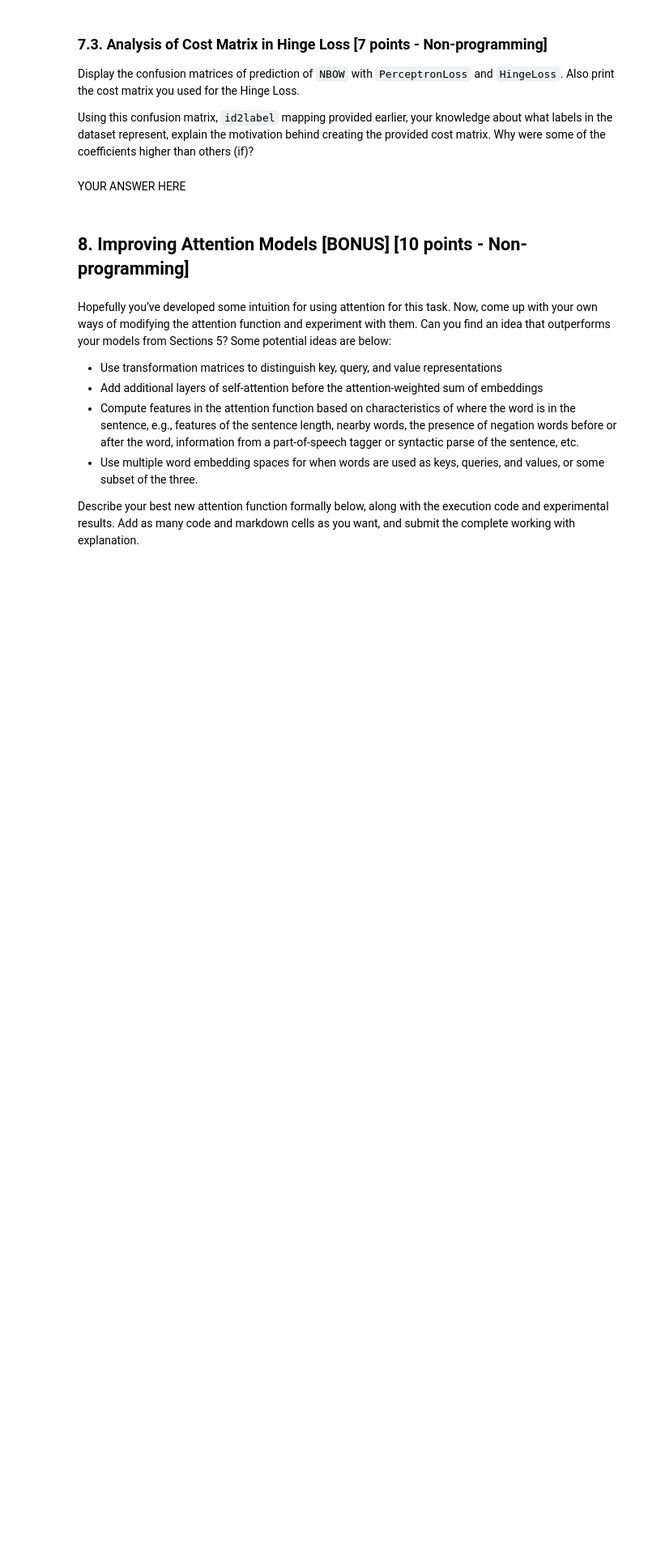
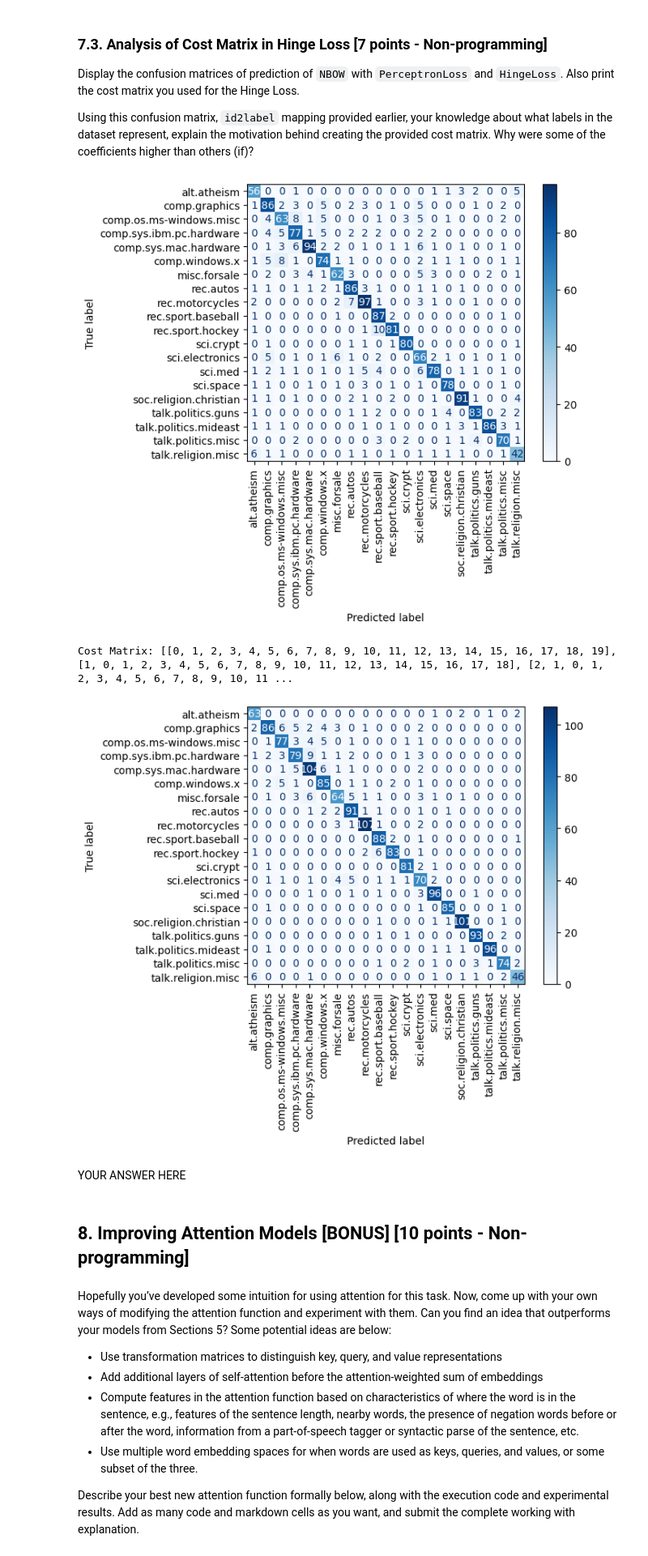
Before and after one commit to jblevins32/NLP_HW1, a Jupyter notebook: CS4650_7650_hw1_release_su2025.ipynb, the cells around one changed output. Shown at 81% size. Drawn from its saved outputs; the diff is of its cells as text; code cells hidden in the pictures; blank space fills up the shorter version.

```diff
--- a/CS4650_7650_hw1_release_su2025.ipynb
+++ b/CS4650_7650_hw1_release_su2025.ipynb
@@ -2126,7 +2233,7 @@ class HingeLoss(nn.Module):
         cost_matrix is a 2D list. Convert it to a tensor on appropriate device.
         """
         # YOUR CODE STARTS HERE
-
+        self.cost_matrix = torch.tensor(cost_matrix, device=device)
         # YOUR CODE ENDS HERE
 
     def forward(self, predictions, labels):
@@ -2142,8 +2249,18 @@ class HingeLoss(nn.Module):
         Returns:
             scalar: The mean hinge loss for the batch, adjusted for the defined cost.
         """
-        loss = None
         # YOUR CODE STARTS HERE
+
+        # Get the scores for the true labels with gather
+        true_scores = predictions.gather(1, labels.unsqueeze(1))
+        sample_cost = self.cost_matrix[labels]
+
+        new_scores = predictions + sample_cost
+
+        max_scores = torch.max(new_scores,axis=-1).values # Choose the max prediction for each sample
+
+        error = max_scores.unsqueeze(-1) - true_scores # Find error between the chosen prediction and the true label
+        loss = torch.mean(torch.clamp(error, min=0))  # Calculate the mean perceptron loss
 
         # YOUR CODE ENDS HERE
         return loss
@@ -2209,8 +2329,10 @@ def get_cost_matrix(num_classes=20):
         list of lists: A 2D list where element (i, j) is the absolute difference between i and j,
                        set to zero if i equals j.
     """
-    cost_matrix = None
+
     # YOUR CODE STARTS HERE
+
+    cost_matrix = [[0 if i == j else abs(i - j) for j in range(num_classes)] for i in range(num_classes)]
 
     # YOUR CODE ENDS HERE
     return cost_matrix
@@ -2320,6 +2523,38 @@ Display the confusion matrices of prediction of `NBOW` with `PerceptronLoss` and
 Using this confusion matrix, `id2label` mapping provided earlier, your knowledge about what labels in the dataset represent, explain the motivation behind creating the provided cost matrix. Why were some of the coefficients higher than others (if)?
 # %%
 # YOUR CODE HERE
+
+# Perceptron Loss
+# load best model from checkpoint
+learning_rate, epochs, embedding_dim = get_hyperparams_nbow()
+nbow_model = get_nbow_model(vocab_size= len(train_vocab.keys()), embedding_dim = embedding_dim).to(device)
+load_checkpoint(nbow_model, 'nbow', 'perceptron', map_location=device)
+
+criterion = PerceptronLoss()
+
+# evaluate model
+true, pred, val_loss = val_loop(nbow_model, criterion, val_iterator)
+plot_confusion_matrix(true, pred, classes=id2label.values())
+
+# Hinge Loss
+# load best model from checkpoint
+learning_rate, epochs, embedding_dim = get_hyperparams_nbow()
+nbow_model = get_nbow_model(vocab_size= len(train_vocab.keys()), embedding_dim = embedding_dim).to(device)
+load_checkpoint(nbow_model, 'nbow', 'hinge', map_location=device)
+
+cost_matrix = get_cost_matrix()
+print("Cost Matrix:")
+for row in cost_matrix:
+    print(row)
+criterion = HingeLoss(cost_matrix, device=device)
+
+# evaluate model
+true, pred, val_loss = val_loop(nbow_model, criterion, val_iterator)
+plot_confusion_matrix(true, pred, classes=id2label.values())
+# %% [output]
+[figure, added]
+Cost Matrix: [[0, 1, 2, 3, 4, 5, 6, 7, 8, 9, 10, 11, 12, 13, 14, 15, 16, 17, 18, 19], [1, 0, 1, 2, 3, 4, 5, 6, 7, 8, 9, 10, 11, 12, 13, 14, 15, 16, 17, 18], [2, 1, 0, 1, 2, 3, 4, 5, 6, 7, 8, 9, 10, 11 ...
+[figure, added]
 # %% [markdown]
 YOUR ANSWER HERE
 # %% [markdown]
```
Also changed, not shown: parts of 37 cells of this notebook, 12 other files.
